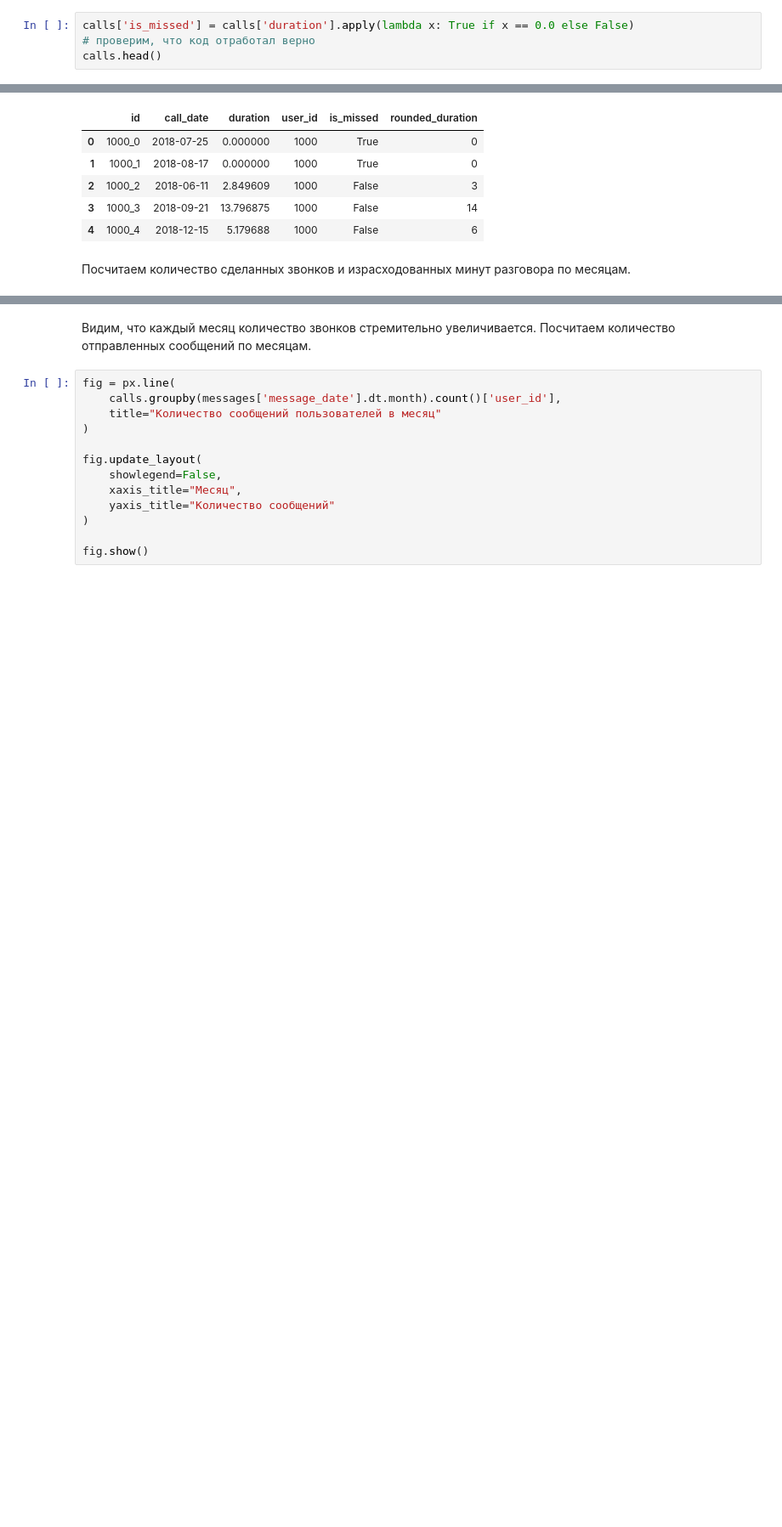
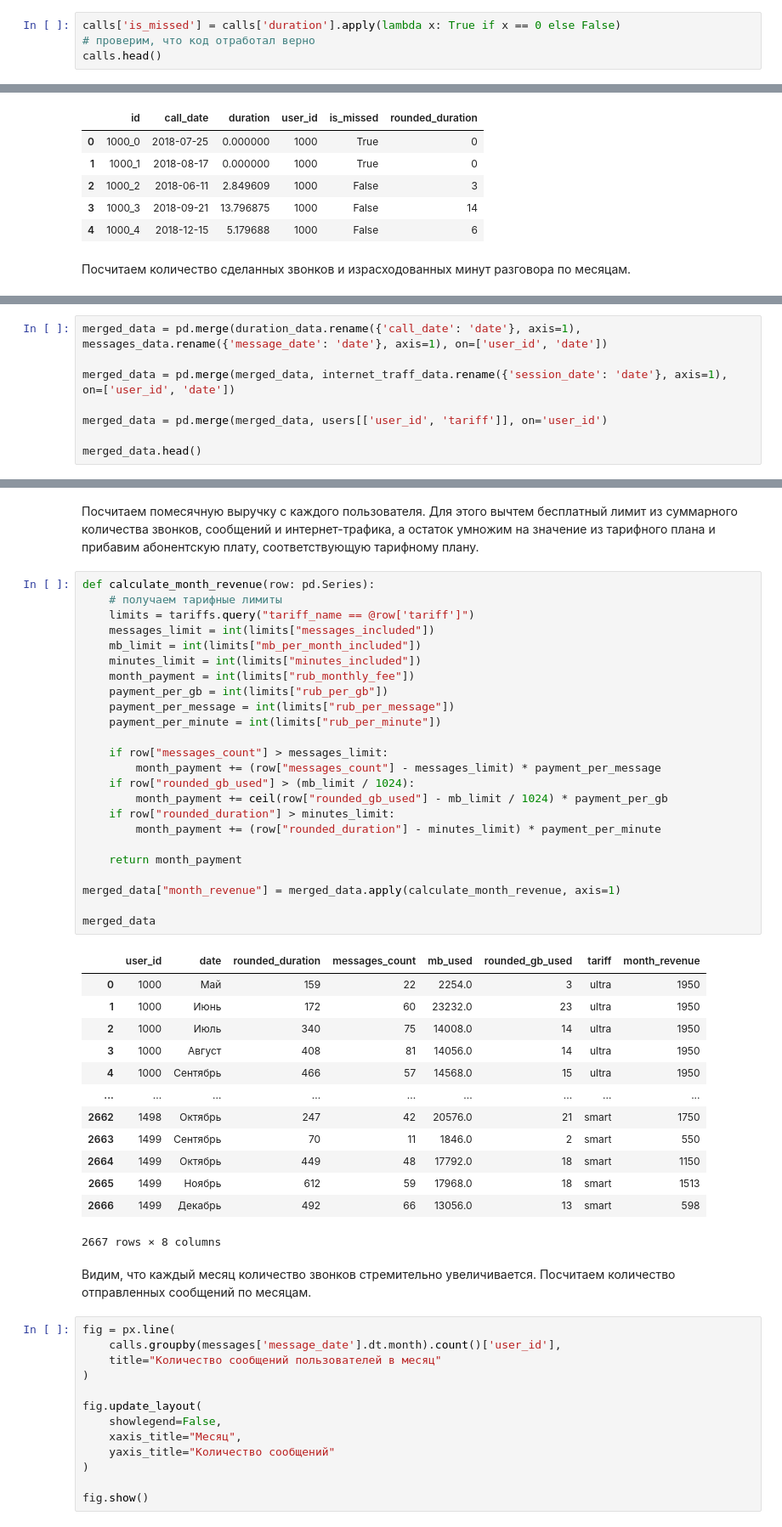
Before and after one commit to versus666jzx/practicum_ds, a Jupyter notebook: tariff_plans_analisys/notebooks/tariff_plans_analisys.ipynb, the cells around one changed output, grey strips where cells are left out. Shown: that part at 85% size. Cells and saved outputs as stored; diff of their text form; blank space fills up the shorter version.

```diff
--- a/tariff_plans_analisys/notebooks/tariff_plans_analisys.ipynb
+++ b/tariff_plans_analisys/notebooks/tariff_plans_analisys.ipynb
@@ -241,7 +248,7 @@ for data in data_list:
 # %% [markdown]
 В условии сказано, что пропущенные звонки имеют нулевую продолжительность. Для удобства работы с данными создадим дополнительный столбец в датафрейме calls, в котором будет значение True, если звонок был пропущен.
 # %%
-calls['is_missed'] = calls['duration'].apply(lambda x: True if x == 0.0 else False)
+calls['is_missed'] = calls['duration'].apply(lambda x: True if x == 0 else False)
 # проверим, что код отработал верно
 calls.head()
 # %% [output]
@@ -387,0 +390,8 @@ pd.merge(pd.merge(pd.merge(users, calls_data[['call_date', 'calls_count', 'user_
+# %%
+merged_data = pd.merge(duration_data.rename({'call_date': 'date'}, axis=1), messages_data.rename({'message_date': 'date'}, axis=1), on=['user_id', 'date'])
+
+merged_data = pd.merge(merged_data, internet_traff_data.rename({'session_date': 'date'}, axis=1), on=['user_id', 'date'])
+
+merged_data = pd.merge(merged_data, users[['user_id', 'tariff']], on='user_id')
+
+merged_data.head()
@@ -388,3 +405,45 @@ pd.merge(pd.merge(pd.merge(users, calls_data[['call_date', 'calls_count', 'user_
+# %% [markdown]
+Посчитаем помесячную выручку с каждого пользователя.
+Для этого вычтем бесплатный лимит из суммарного количества звонков, сообщений и интернет-трафика,
+а остаток умножим на значение из тарифного плана и прибавим абонентскую плату, соответствующую тарифному плану.
+# %%
+def calculate_month_revenue(row: pd.Series):
+    # получаем тарифные лимиты
+    limits = tariffs.query("tariff_name == @row['tariff']")
+    messages_limit = int(limits["messages_included"])
+    mb_limit = int(limits["mb_per_month_included"])
+    minutes_limit = int(limits["minutes_included"])
+    month_payment = int(limits["rub_monthly_fee"])
+    payment_per_gb = int(limits["rub_per_gb"])
+    payment_per_message = int(limits["rub_per_message"])
+    payment_per_minute = int(limits["rub_per_minute"])
+
+    if row["messages_count"] > messages_limit:
+        month_payment += (row["messages_count"] - messages_limit) * payment_per_message
+    if row["rounded_gb_used"] > (mb_limit / 1024):
+        month_payment += ceil(row["rounded_gb_used"] - mb_limit / 1024) * payment_per_gb
+    if row["rounded_duration"] > minutes_limit:
+        month_payment += (row["rounded_duration"] - minutes_limit) * payment_per_minute
+
+    return month_payment
+
+merged_data["month_revenue"] = merged_data.apply(calculate_month_revenue, axis=1)
+
+merged_data
+# %% [output]
+|  | user_id | date | rounded_duration | messages_count | mb_used | rounded_gb_used | tariff | month_revenue |
+| 0 | 1000 | Май | 159 | 22 | 2254.0 | 3 | ultra | 1950 |
+| 1 | 1000 | Июнь | 172 | 60 | 23232.0 | 23 | ultra | 1950 |
+| 2 | 1000 | Июль | 340 | 75 | 14008.0 | 14 | ultra | 1950 |
+| 3 | 1000 | Август | 408 | 81 | 14056.0 | 14 | ultra | 1950 |
+| 4 | 1000 | Сентябрь | 466 | 57 | 14568.0 | 15 | ultra | 1950 |
+| ... | ... | ... | ... | ... | ... | ... | ... | ... |
+| 2662 | 1498 | Октябрь | 247 | 42 | 20576.0 | 21 | smart | 1750 |
+| 2663 | 1499 | Сентябрь | 70 | 11 | 1846.0 | 2 | smart | 550 |
+| 2664 | 1499 | Октябрь | 449 | 48 | 17792.0 | 18 | smart | 1150 |
+| 2665 | 1499 | Ноябрь | 612 | 59 | 17968.0 | 18 | smart | 1513 |
+| 2666 | 1499 | Декабрь | 492 | 66 | 13056.0 | 13 | smart | 598 |
+2667 rows × 8 columns
 # %% [markdown]
 Видим, что каждый месяц количество звонков стремительно увеличивается.
 Посчитаем количество отправленных сообщений по месяцам.
```
Also changed, not shown: parts of 15 cells of this notebook.
